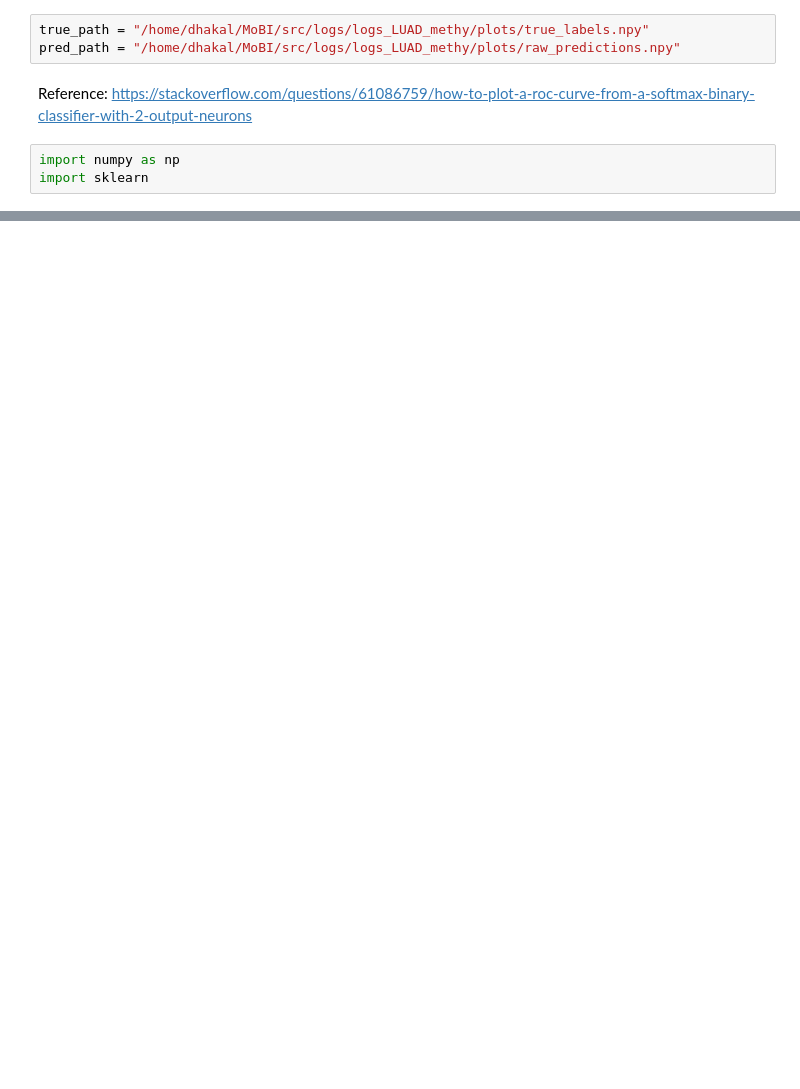
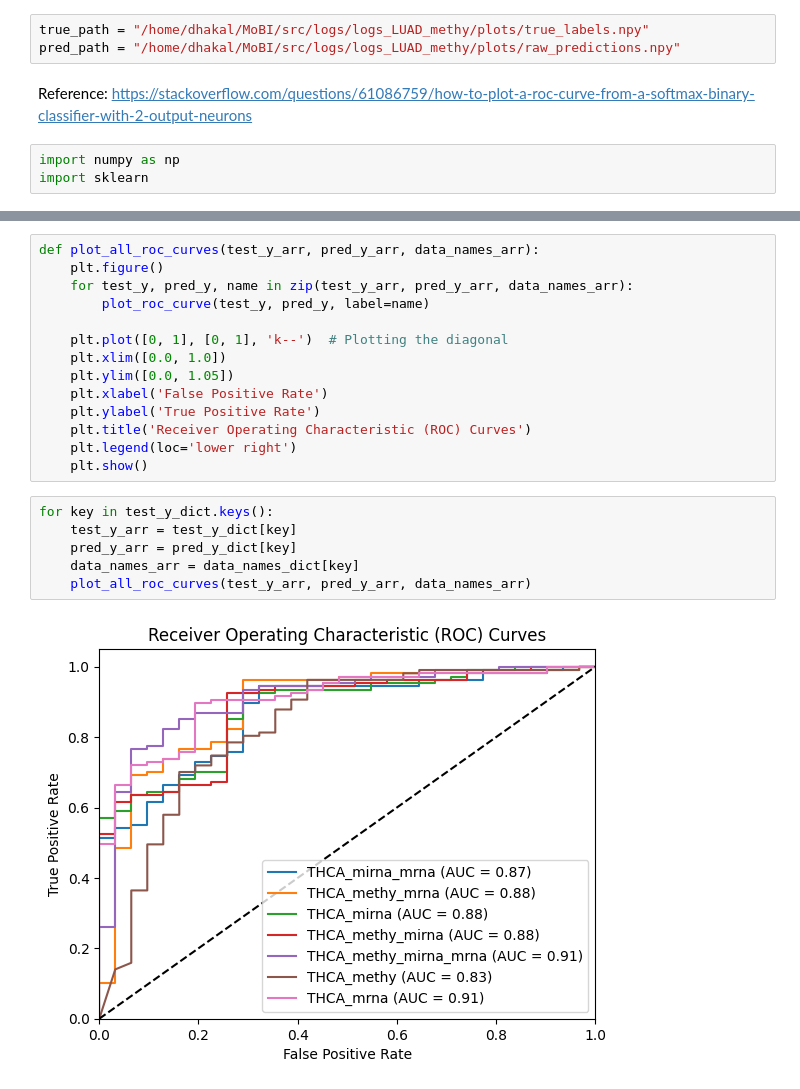
Before and after one commit to priyashdhakal/adomics, a Jupyter notebook: src/plot_roc.ipynb, the cells around one changed output, grey strips where cells are left out. Cells and saved outputs as stored; diff of their text form; blank space fills up the shorter version.

```diff
--- a/src/plot_roc.ipynb
+++ b/src/plot_roc.ipynb
@@ -34,0 +76,22 @@ print(roc_auc)
+# %%
+def plot_all_roc_curves(test_y_arr, pred_y_arr, data_names_arr):
+    plt.figure()
+    for test_y, pred_y, name in zip(test_y_arr, pred_y_arr, data_names_arr):
+        plot_roc_curve(test_y, pred_y, label=name)
+
+    plt.plot([0, 1], [0, 1], 'k--')  # Plotting the diagonal
+    plt.xlim([0.0, 1.0])
+    plt.ylim([0.0, 1.05])
+    plt.xlabel('False Positive Rate')
+    plt.ylabel('True Positive Rate')
+    plt.title('Receiver Operating Characteristic (ROC) Curves')
+    plt.legend(loc='lower right')
+    plt.show()
+# %%
+for key in test_y_dict.keys():
+    test_y_arr = test_y_dict[key]
+    pred_y_arr = pred_y_dict[key]
+    data_names_arr = data_names_dict[key]
+    plot_all_roc_curves(test_y_arr, pred_y_arr, data_names_arr)
+# %% [output]
+[figure, added]
```
Also changed, not shown: parts of 12 cells of this notebook, 1 other file.
